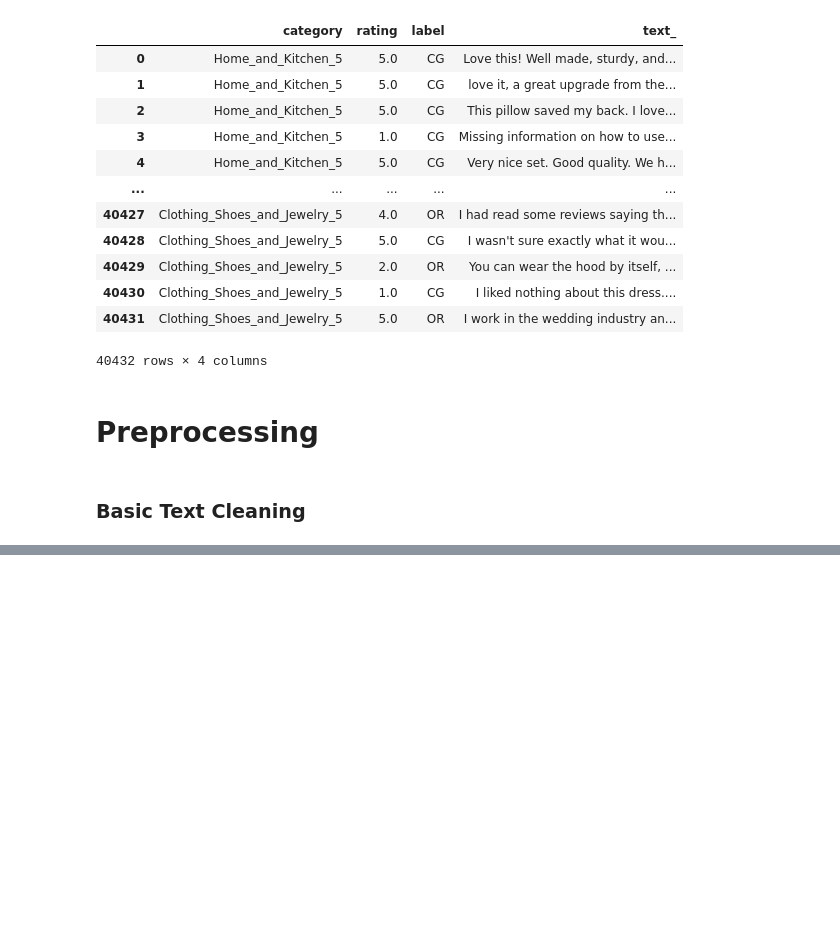
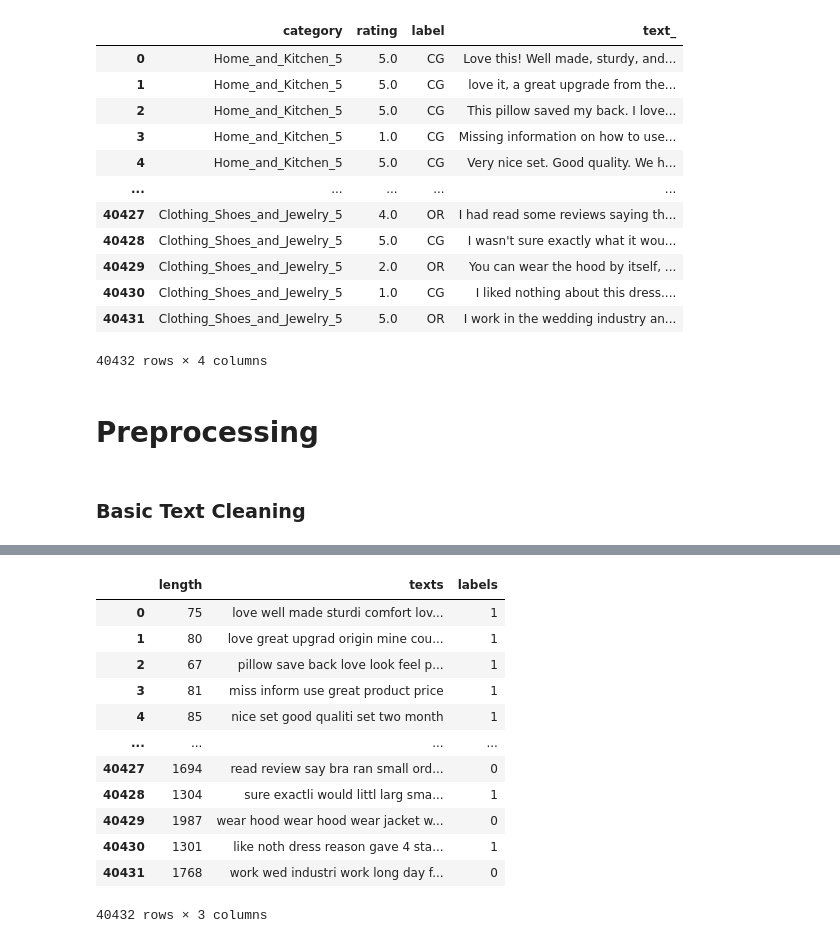
Before and after one commit to niimo753/spam-review-detection, a Jupyter notebook: notebooks/testing/word2vec.ipynb, the cells around one changed output, grey strips where cells are left out. Saved outputs shown, nothing was run; the diff lists cells and outputs as text; code cells hidden in the pictures; blank space fills up the shorter version.

```diff
--- a/notebooks/testing/word2vec.ipynb
+++ b/notebooks/testing/word2vec.ipynb
@@ -352,0 +524,17 @@ output_saved_df
+# %%
+data = osf_cleaned.copy()
+data
+# %% [output]
+|  | length | texts | labels |
+| 0 | 75 | love well made sturdi comfort lov... | 1 |
+| 1 | 80 | love great upgrad origin mine cou... | 1 |
+| 2 | 67 | pillow save back love look feel p... | 1 |
+| 3 | 81 | miss inform use great product price | 1 |
+| 4 | 85 | nice set good qualiti set two month | 1 |
+| ... | ... | ... | ... |
+| 40427 | 1694 | read review say bra ran small ord... | 0 |
+| 40428 | 1304 | sure exactli would littl larg sma... | 1 |
+| 40429 | 1987 | wear hood wear hood wear jacket w... | 0 |
+| 40430 | 1301 | like noth dress reason gave 4 sta... | 1 |
+| 40431 | 1768 | work wed industri work long day f... | 0 |
+40432 rows × 3 columns
```
Also changed, not shown: parts of 29 cells of this notebook.
